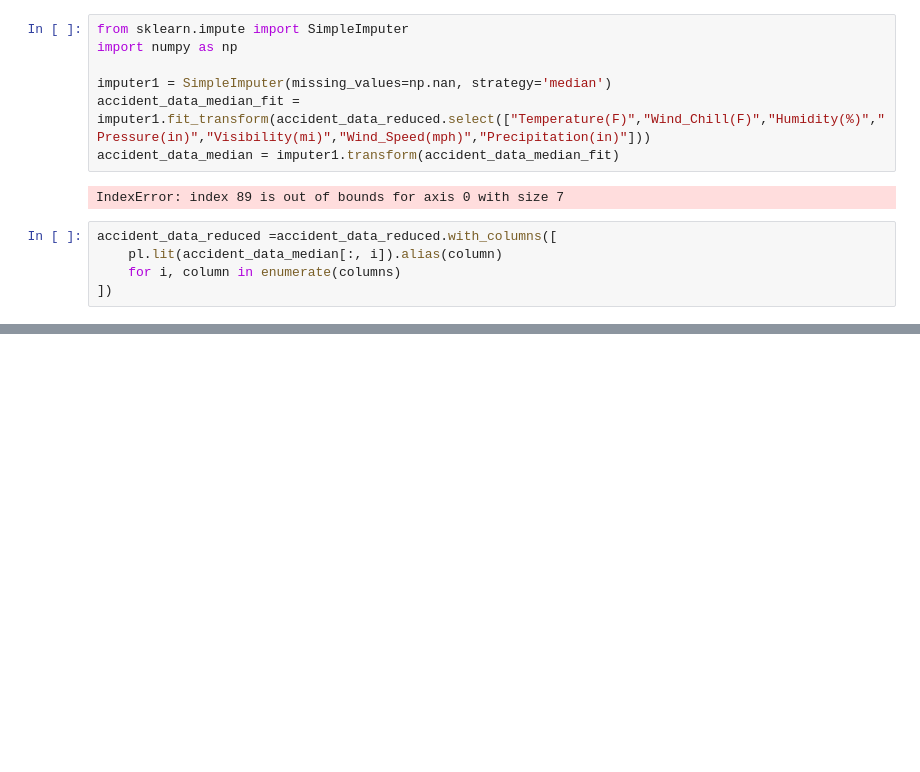
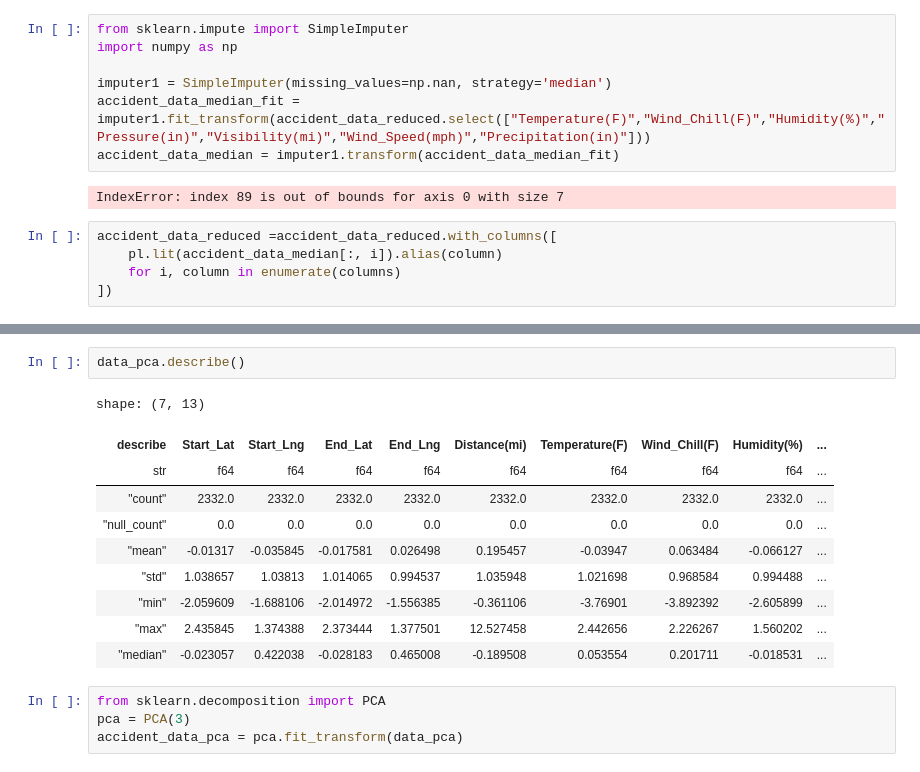
Before and after one commit to cosimop2000/BDMG-vehicle-accidents, a Jupyter notebook: workflows/vehicle-accident-polars.ipynb, the cells around one changed output, grey strips where cells are left out. Cells and saved outputs as stored; diff of their text form; blank space fills up the shorter version.

```diff
--- a/workflows/vehicle-accident-polars.ipynb
+++ b/workflows/vehicle-accident-polars.ipynb
@@ -611,0 +654,17 @@ accident_data_reduced =accident_data_reduced.with_columns([
+# %%
+data_pca.describe()
+# %% [output]
+shape: (7, 13)
+| describe | Start_Lat | Start_Lng | End_Lat | End_Lng | Distance(mi) | Temperature(F) | Wind_Chill(F) | Humidity(%) | ... |
+| str | f64 | f64 | f64 | f64 | f64 | f64 | f64 | f64 | ... |
+| "count" | 2332.0 | 2332.0 | 2332.0 | 2332.0 | 2332.0 | 2332.0 | 2332.0 | 2332.0 | ... |
+| "null_count" | 0.0 | 0.0 | 0.0 | 0.0 | 0.0 | 0.0 | 0.0 | 0.0 | ... |
+| "mean" | -0.01317 | -0.035845 | -0.017581 | 0.026498 | 0.195457 | -0.03947 | 0.063484 | -0.066127 | ... |
+| "std" | 1.038657 | 1.03813 | 1.014065 | 0.994537 | 1.035948 | 1.021698 | 0.968584 | 0.994488 | ... |
+| "min" | -2.059609 | -1.688106 | -2.014972 | -1.556385 | -0.361106 | -3.76901 | -3.892392 | -2.605899 | ... |
+| "max" | 2.435845 | 1.374388 | 2.373444 | 1.377501 | 12.527458 | 2.442656 | 2.226267 | 1.560202 | ... |
+| "median" | -0.023057 | 0.422038 | -0.028183 | 0.465008 | -0.189508 | 0.053554 | 0.201711 | -0.018531 | ... |
+# %%
+from sklearn.decomposition import PCA
+pca = PCA(3)
+accident_data_pca = pca.fit_transform(data_pca)
```
Also changed, not shown: parts of 9 cells of this notebook, 2 other files.
